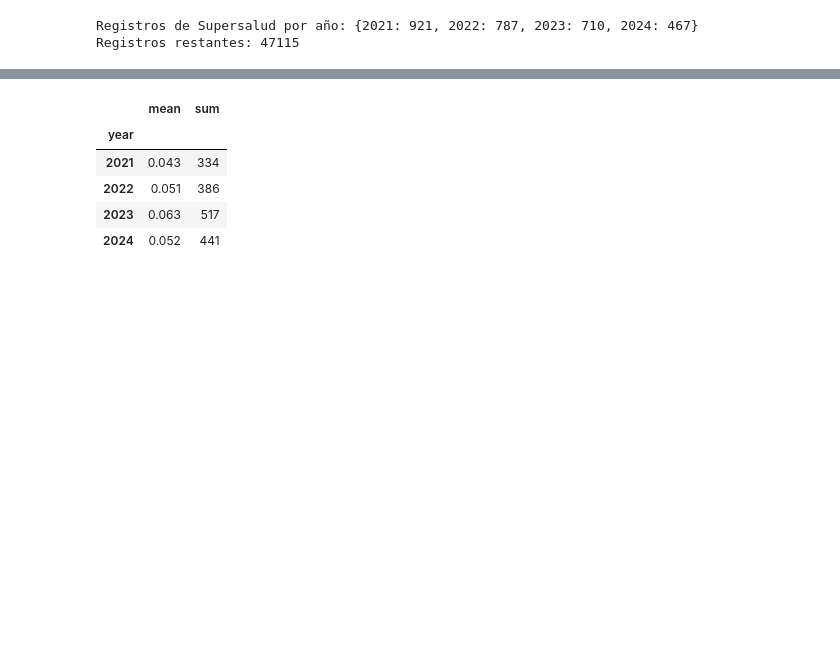
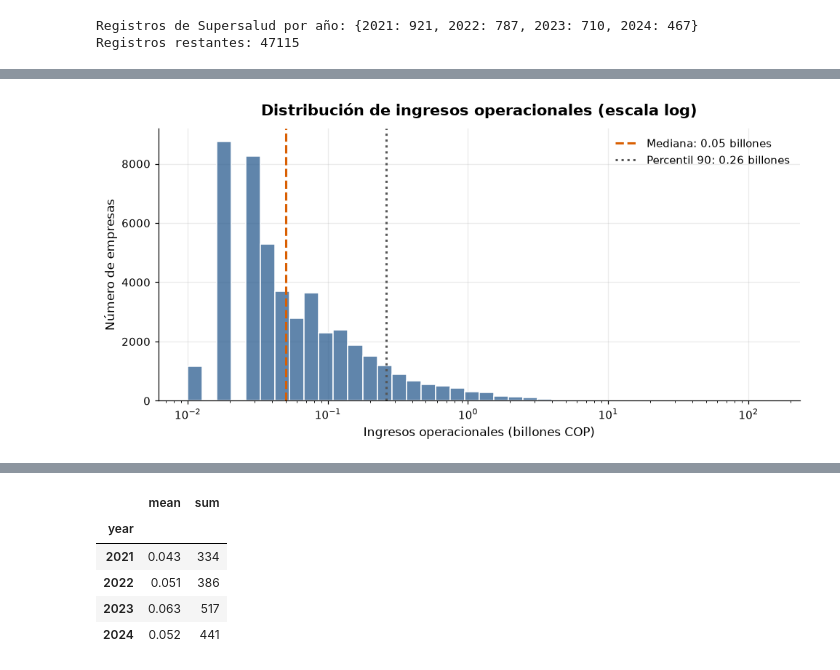
Before and after one commit to JeroHoyos/alerta_temprana_de_dificultades_financieras, a Jupyter notebook: notebook.ipynb, the cells around one changed output, grey strips where cells are left out. Drawn from its saved outputs; the diff is of its cells as text; code cells hidden in the pictures; blank space fills up the shorter version.

```diff
--- a/notebook.ipynb
+++ b/notebook.ipynb
@@ -96,6 +108,7 @@ import pandas as pd
 import numpy as np
 import matplotlib.pyplot as plt
 import seaborn as sns
+from pathlib import Path
 
 from imblearn.over_sampling import SMOTE
 import optuna
@@ -105,7 +118,7 @@ from sklearn.compose import ColumnTransformer
 from sklearn.ensemble import RandomForestClassifier
 from sklearn.impute import SimpleImputer
 from sklearn.linear_model import LogisticRegression
-from sklearn.metrics import ConfusionMatrixDisplay, accuracy_score, precision_score, recall_score, roc_auc_score
+from sklearn.metrics import confusion_matrix, accuracy_score, precision_score, recall_score, roc_auc_score
 from sklearn.model_selection import GridSearchCV, PredefinedSplit
 from sklearn.naive_bayes import GaussianNB
 from sklearn.neighbors import KNeighborsClassifier
@@ -120,8 +133,18 @@ N_TRIALS = 30
 device = torch.device("cuda" if torch.cuda.is_available() else "cpu")
 optuna.logging.set_verbosity(optuna.logging.WARNING)
 
-# Texto de todas las gráficas en negrilla
-plt.rcParams.update({"font.weight": "bold", "axes.titleweight": "bold", "axes.labelweight": "bold"})
+# Carpeta donde se guardan las gráficas para el póster
+IMG_DIR = Path("imgs")
+IMG_DIR.mkdir(exist_ok=True)
+
+# Estilo común de todas las gráficas
+plt.rcParams.update({
+    "figure.dpi": 110, "font.size": 10,
+    "axes.spines.top": False, "axes.spines.right": False,
+    "axes.grid": True, "grid.alpha": 0.25, "axes.axisbelow": True,
+    "axes.titlesize": 14, "axes.titleweight": "bold", "axes.titlepad": 12,
+    "axes.labelsize": 11, "legend.frameon": False,
+})
 
 print(device)
 # %% [output]
@@ -977,0 +819,20 @@ Registros restantes: 47115
+# %%
+# Distribución de los ingresos operacionales con líneas de referencia
+fig, ax = plt.subplots(figsize=(9, 4.5))
+sns.histplot(df["operating_revenue"], bins=40, log_scale=True, color="#2b5c8f", edgecolor="white", ax=ax)
+
+med_rev = df["operating_revenue"].median()
+p90_rev = df["operating_revenue"].quantile(0.9)
+ax.axvline(med_rev, color="#d95f02", linestyle="--", linewidth=2, label=f"Mediana: {med_rev:.2f} billones")
+ax.axvline(p90_rev, color="#555555", linestyle=":", linewidth=2, label=f"Percentil 90: {p90_rev:.2f} billones")
+
+ax.set_title("Distribución de ingresos operacionales (escala log)")
+ax.set_xlabel("Ingresos operacionales (billones COP)")
+ax.set_ylabel("Número de empresas")
+ax.legend()
+plt.tight_layout()
+# Guardar la gráfica en imgs para el póster
+fig.savefig(IMG_DIR / "distribucion_ingresos.png", dpi=200, bbox_inches="tight")
+plt.show()
+# %% [output]
+[figure, added]
```
Also changed, not shown: parts of 79 cells of this notebook, 9 other files.
